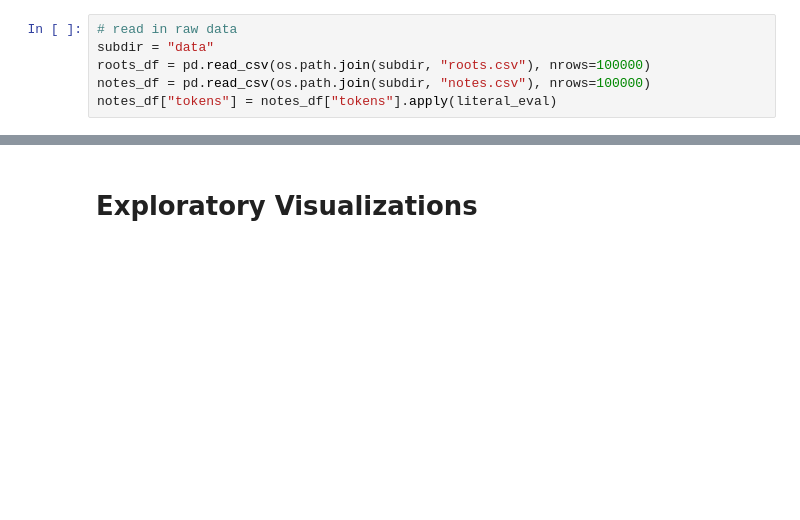
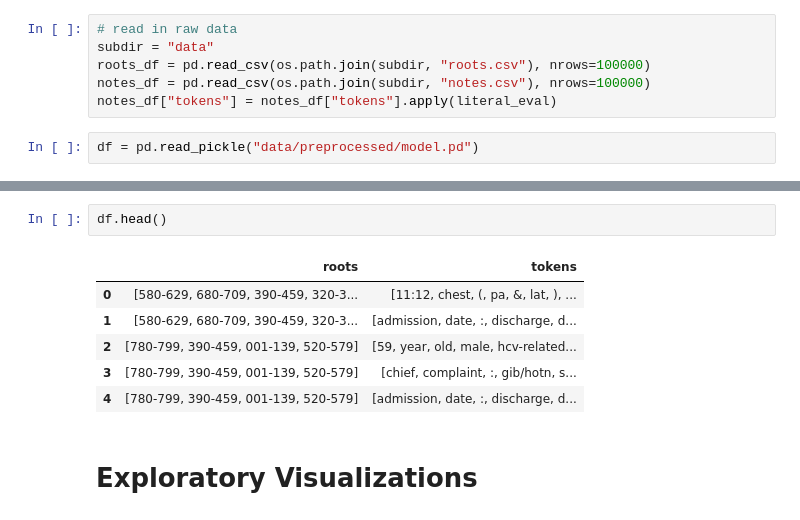
Before and after one commit to cccdenhart/icd-tagging, a Jupyter notebook: report.ipynb, the cells around one changed output, grey strips where cells are left out. Saved outputs shown, nothing was run; the diff lists cells and outputs as text; blank space fills up the shorter version.

```diff
--- a/report.ipynb
+++ b/report.ipynb
@@ -21,3 +23,5 @@ subdir = "data"
 roots_df = pd.read_csv(os.path.join(subdir, "roots.csv"), nrows=100000)
 notes_df = pd.read_csv(os.path.join(subdir, "notes.csv"), nrows=100000)
 notes_df["tokens"] = notes_df["tokens"].apply(literal_eval)
+# %%
+df = pd.read_pickle("data/preprocessed/model.pd")
@@ -24,3 +53,12 @@ notes_df["tokens"] = notes_df["tokens"].apply(literal_eval)
+# %%
+df.head()
+# %% [output]
+|  | roots | tokens |
+| 0 | [580-629, 680-709, 390-459, 320-3... | [11:12, chest, (, pa, &, lat, ), ... |
+| 1 | [580-629, 680-709, 390-459, 320-3... | [admission, date, :, discharge, d... |
+| 2 | [780-799, 390-459, 001-139, 520-579] | [59, year, old, male, hcv-related... |
+| 3 | [780-799, 390-459, 001-139, 520-579] | [chief, complaint, :, gib/hotn, s... |
+| 4 | [780-799, 390-459, 001-139, 520-579] | [admission, date, :, discharge, d... |
 # %% [markdown]
 # Exploratory Visualizations
 # %%
```
Also changed, not shown: parts of 18 cells of this notebook, 4 other files.
